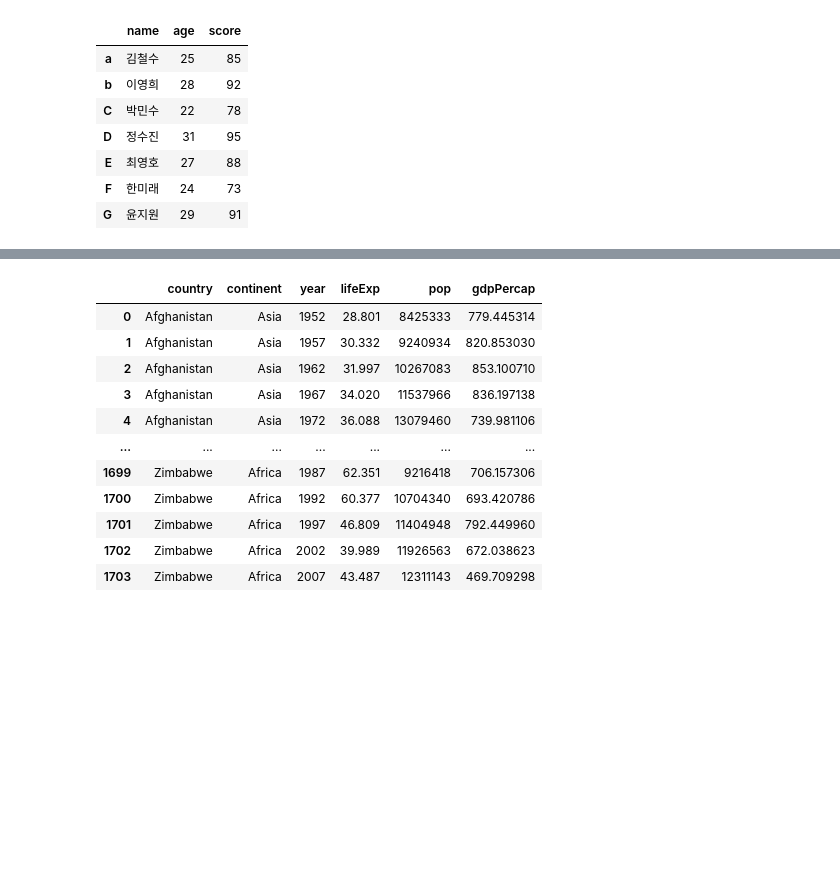
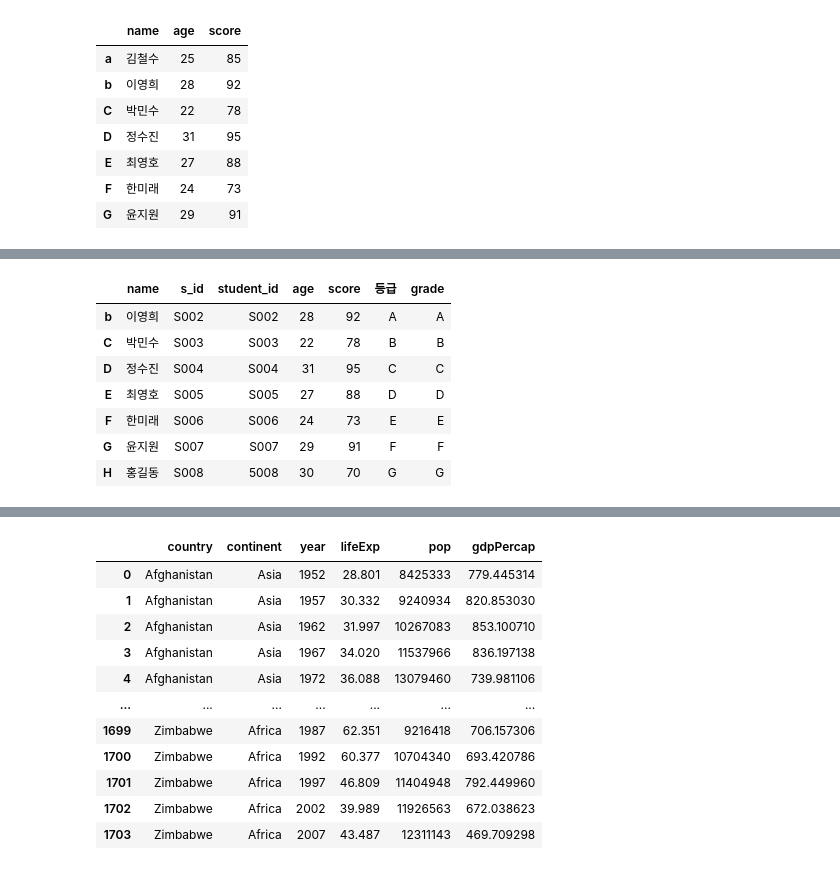
Before and after one commit to minsangggg/hipython_rep, a Jupyter notebook: Study/14.판다스.ipynb, the cells around one changed output, grey strips where cells are left out. Drawn from its saved outputs; the diff is of its cells as text; code cells hidden in the pictures; blank space fills up the shorter version.

```diff
--- a/Study/14.판다스.ipynb
+++ b/Study/14.판다스.ipynb
@@ -325,0 +443,5 @@ df
+# %%
+df.loc[7]=['홍길동',30,70,'H']
+#df.iloc[8]=['김길동',20,90]------>iloc로 추가는 불가능
+df=df.rename(index={7:'H'})
+df
@@ -325,0 +458,7 @@ df
+# %%
+#df.append([8,'박나래',20,50])  --->append불가능
+df['grade']=['A','B','C','D','E','F','G','H']
+df
+#등급으로 열 이름 변경
+df.rename(columns={'grade':'등급'},inplace=True)
+df
@@ -325,0 +538,13 @@ df
+# %%
+#'등급'열 다시생성
+df1['등급']=['A','B','C','D','E','F','G']
+df1
+# %% [output]
+|  | name | s_id | student_id | age | score | 등급 | grade |
+| b | 이영희 | S002 | S002 | 28 | 92 | A | A |
+| C | 박민수 | S003 | S003 | 22 | 78 | B | B |
+| D | 정수진 | S004 | S004 | 31 | 95 | C | C |
+| E | 최영호 | S005 | S005 | 27 | 88 | D | D |
+| F | 한미래 | S006 | S006 | 24 | 73 | E | E |
+| G | 윤지원 | S007 | S007 | 29 | 91 | F | F |
+| H | 홍길동 | S008 | 5008 | 30 | 70 | G | G |
```
Also changed, not shown: parts of 31 cells of this notebook, 1 other file.
